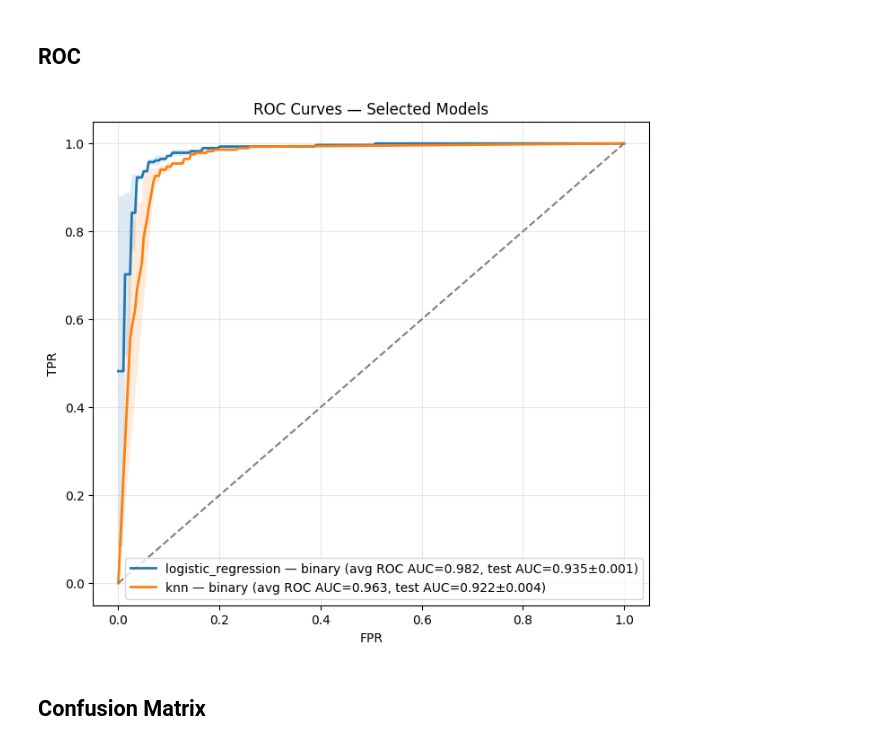
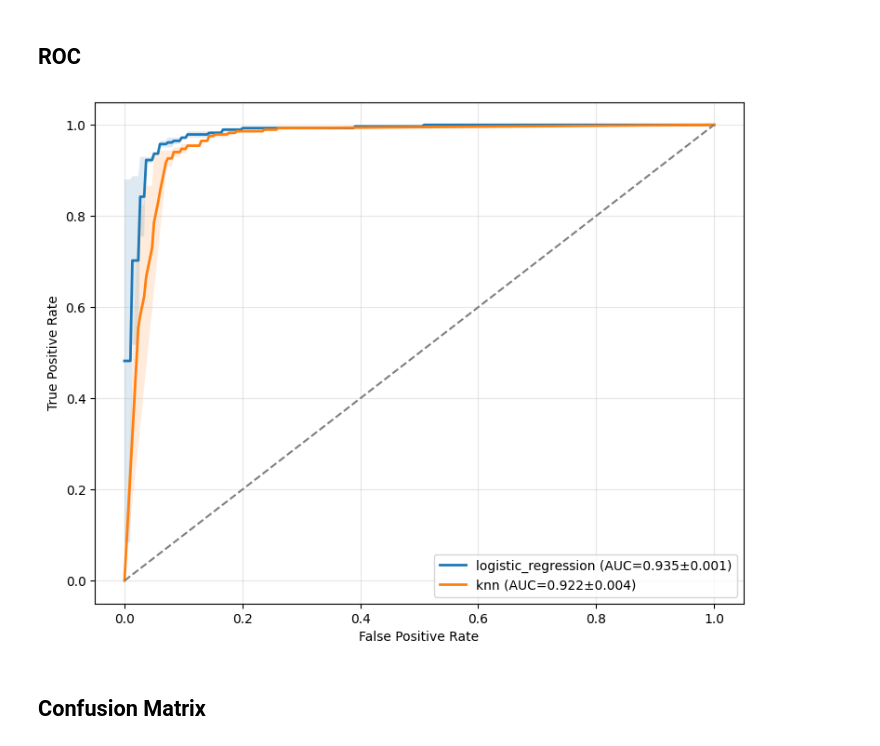
Before and after one commit to WewerAlbrechtsenLab/ML, a Jupyter notebook: notebooks/ML.ipynb, the cells around one changed output. Cells and saved outputs as stored; diff of their text form; code cells hidden in the pictures.

Commit message:
update ROC plot

```diff
--- a/notebooks/ML.ipynb
+++ b/notebooks/ML.ipynb
@@ -157,15 +157,15 @@ butterfly_plot(leaderboard, var1 = 'mean_mcc', var2 = 'mean_roc_auc', var3 = 'se
 # %% [markdown]
 ## ROC
 # %%
-from ml.models.visualization import plot_roc_from_leaderboard , safe_decode_fold_details
+from ml.models.visualization import plot_roc_curves , safe_decode_fold_details
 import pandas as pd
 
 leaderboard = pd.read_csv("../outputs/leaderboard_final.csv")
 leaderboard["fold_details"] = leaderboard["fold_details"].apply(safe_decode_fold_details)
 
-fig = plot_roc_from_leaderboard(leaderboard, models=("logistic_regression", "knn" ), title=None)
+fig = plot_roc_curves(leaderboard, models=("logistic_regression", "knn" ), external_data=None)
 # %% [output]
-[figure, old version]
+[figure, new version]
 # %% [markdown]
 ## Confusion Matrix
 # %%
```
Also changed, not shown: parts of 3 cells of this notebook, 1 other file.
